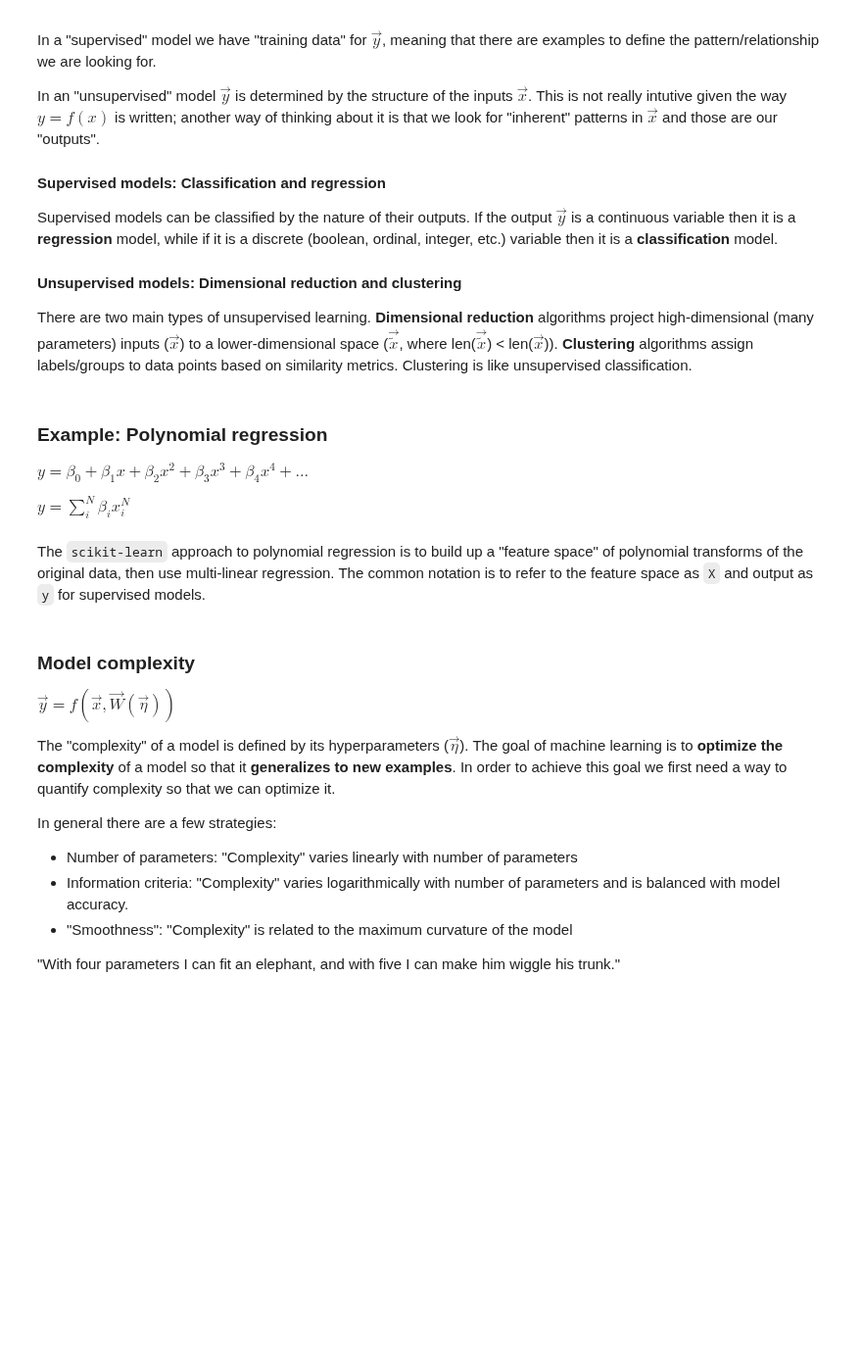
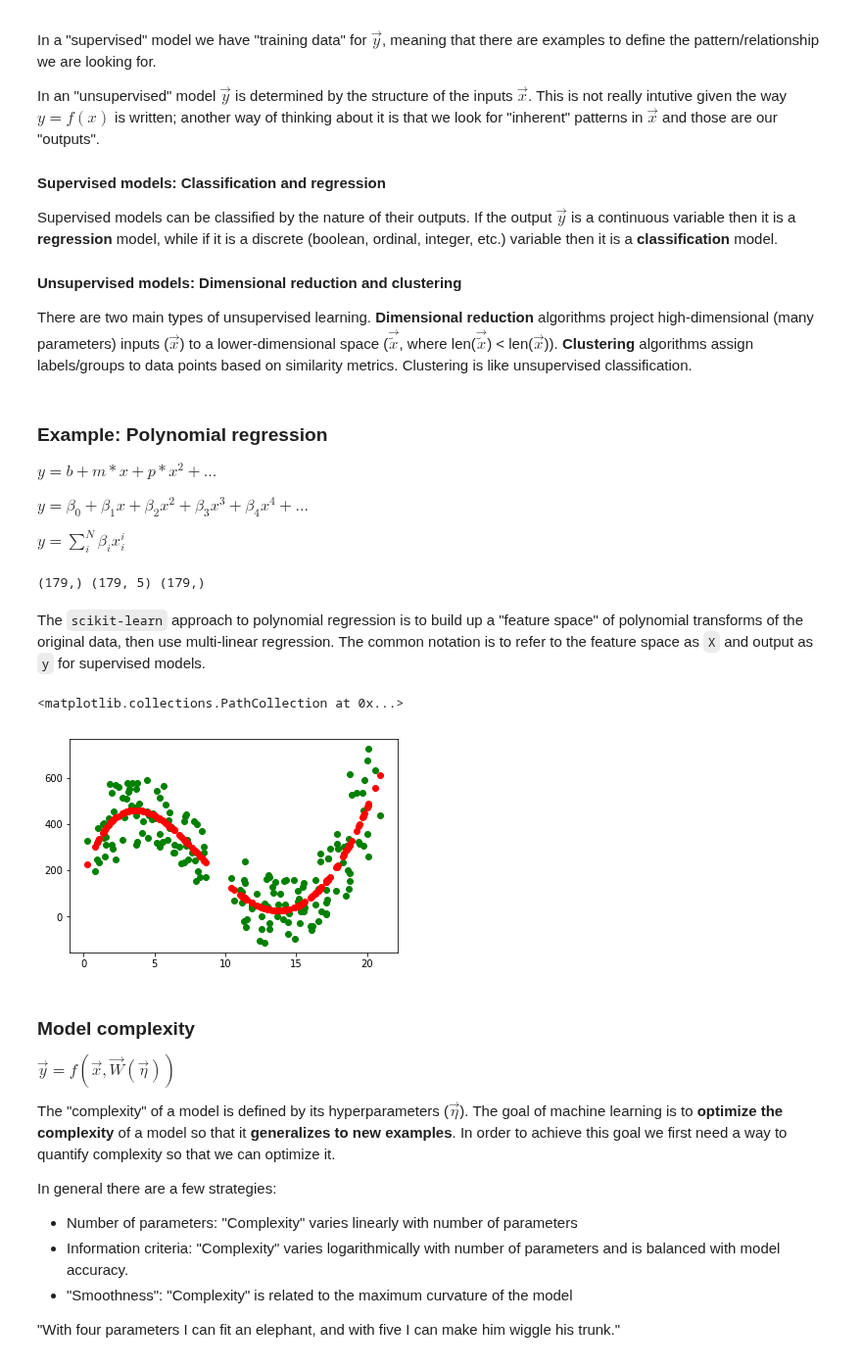
Before and after one commit to medford-group/data_analytics_for_engineers, a Jupyter notebook: lectures/2-basic_concepts_in_machine_learning.ipynb, the cells around one changed output. Shown at 98% size. Saved outputs shown, nothing was run; the diff lists cells and outputs as text; code cells hidden in the pictures; blank space fills up the shorter version.

```diff
--- a/lectures/2-basic_concepts_in_machine_learning.ipynb
+++ b/lectures/2-basic_concepts_in_machine_learning.ipynb
@@ -130,9 +148,11 @@ There are two main types of unsupervised learning. **Dimensional reduction** alg
 # %% [markdown]
 ### Example: Polynomial regression
 
+$y = b + m*x + p*x^2 + ...$
+
 $y = \beta_0 + \beta_1 x + \beta_2 x^2 + \beta_3 x^3 + \beta_4 x^4 + ...$
 
-$y = \sum_i^N \beta_i x_i^N$
+$y = \sum_i^N \beta_i x_i^i$
 # %%
 from sklearn.linear_model import LinearRegression
 
@@ -140,18 +160,23 @@ def polynomial_features(x, N):
     # function to return a matrix of polynomials for x to order N
     return np.array([x**k for k in range(0,N+1)]).T
 
-X = polynomial_features(x, 2)
-print(X.shape, y.shape)
+X = polynomial_features(x, 4)
+print(x.shape,X.shape, y.shape)
+# %% [output]
+(179,) (179, 5) (179,)
 # %% [markdown]
 The `scikit-learn` approach to polynomial regression is to build up a "feature space" of polynomial transforms of the original data, then use multi-linear regression. The common notation is to refer to the feature space as `X` and output as `y` for supervised models.
 # %%
 model = LinearRegression(fit_intercept=False)
 model.fit(X,y) #<- "fit" the model (optimize the parameters beta_i)
 yhat = model.predict(X) #<- get the model predictions (evaluate the optimized function)
 
 fig, ax = plt.subplots()
-ax.scatter(x,y) #<- plot the original data
+ax.scatter(x,y, color='g') #<- plot the original data
 ax.scatter(x,yhat,color='r')
+# %% [output]
+<matplotlib.collections.PathCollection at 0x...>
+[figure, added]
 # %% [markdown]
  ### Model complexity
 
```
Also changed, not shown: parts of 20 cells of this notebook, 1 other file.
